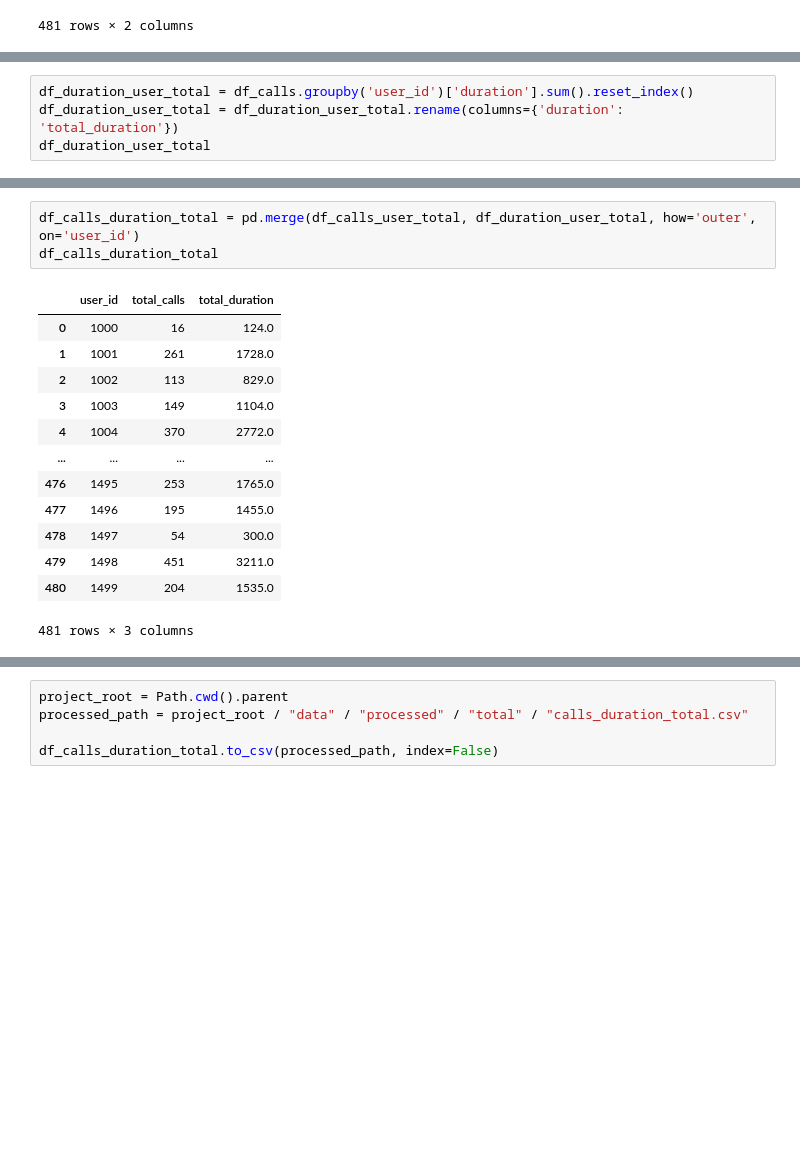
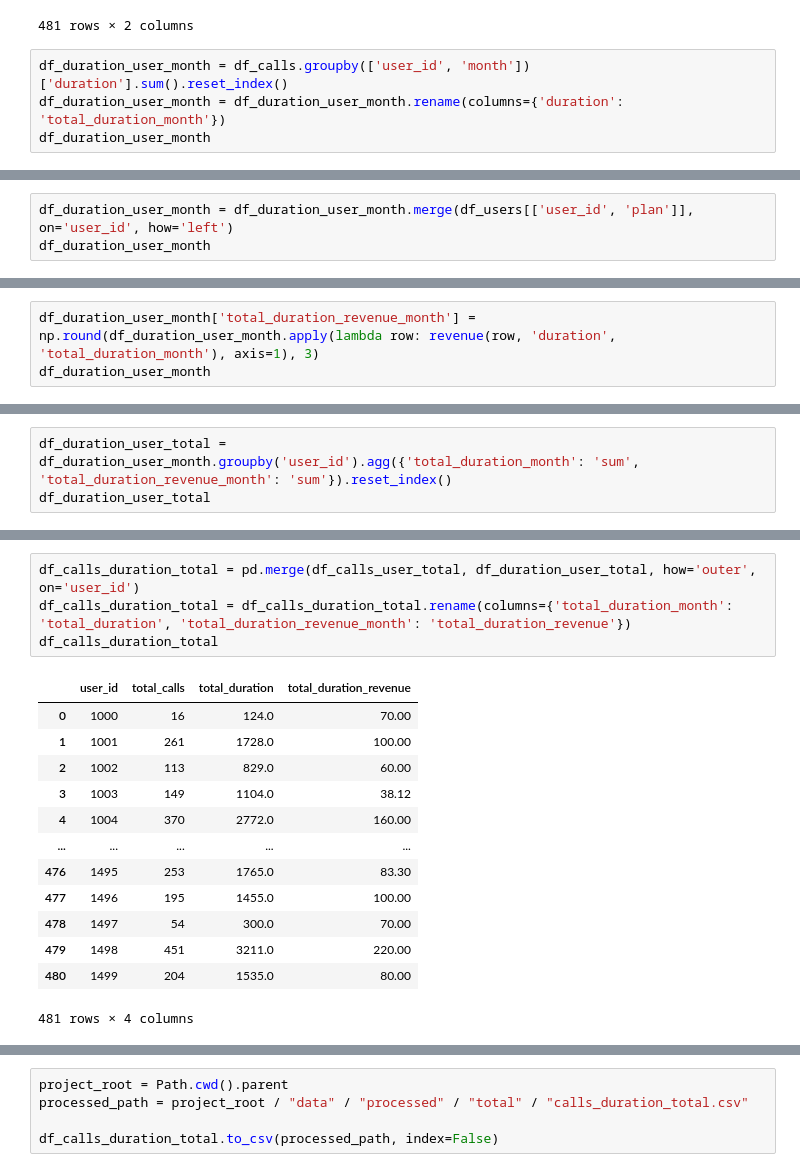
Before and after one commit to LuisPastranaLemus/P_20250514_Mobile_service_plans_analysis, a Jupyter notebook: notebooks/02_feature_engineering.ipynb, the cells around one changed output, grey strips where cells are left out. Drawn from its saved outputs; the diff is of its cells as text; blank space fills up the shorter version.

```diff
--- a/notebooks/02_feature_engineering.ipynb
+++ b/notebooks/02_feature_engineering.ipynb
@@ -380,3 +390,7 @@ df_calls_user_total
 | 479 | 1498 | 451 |
 | 480 | 1499 | 204 |
 481 rows × 2 columns
+# %%
+df_duration_user_month = df_calls.groupby(['user_id', 'month'])['duration'].sum().reset_index()
+df_duration_user_month = df_duration_user_month.rename(columns={'duration': 'total_duration_month'})
+df_duration_user_month
@@ -382,0 +411,3 @@ df_calls_user_total
+# %%
+df_duration_user_month = df_duration_user_month.merge(df_users[['user_id', 'plan']], on='user_id', how='left')
+df_duration_user_month
@@ -382,0 +428,3 @@ df_calls_user_total
+# %%
+df_duration_user_month['total_duration_revenue_month'] = np.round(df_duration_user_month.apply(lambda row: revenue(row, 'duration', 'total_duration_month'), axis=1), 3)
+df_duration_user_month
@@ -383,5 +445,4 @@ df_calls_user_total
 # %%
-df_duration_user_total = df_calls.groupby('user_id')['duration'].sum().reset_index()
-df_duration_user_total = df_duration_user_total.rename(columns={'duration': 'total_duration'})
+df_duration_user_total = df_duration_user_month.groupby('user_id').agg({'total_duration_month': 'sum', 'total_duration_revenue_month': 'sum'}).reset_index()
 df_duration_user_total
 # %% [output]
@@ -401,20 +462,21 @@ df_duration_user_total
 # %%
 df_calls_duration_total = pd.merge(df_calls_user_total, df_duration_user_total, how='outer', on='user_id')
+df_calls_duration_total = df_calls_duration_total.rename(columns={'total_duration_month': 'total_duration', 'total_duration_revenue_month': 'total_duration_revenue'})
 df_calls_duration_total
 # %% [output]
-|  | user_id | total_calls | total_duration |
-| 0 | 1000 | 16 | 124.0 |
-| 1 | 1001 | 261 | 1728.0 |
-| 2 | 1002 | 113 | 829.0 |
-| 3 | 1003 | 149 | 1104.0 |
-| 4 | 1004 | 370 | 2772.0 |
-| ... | ... | ... | ... |
-| 476 | 1495 | 253 | 1765.0 |
-| 477 | 1496 | 195 | 1455.0 |
-| 478 | 1497 | 54 | 300.0 |
-| 479 | 1498 | 451 | 3211.0 |
-| 480 | 1499 | 204 | 1535.0 |
+|  | user_id | total_calls | total_duration | total_duration_revenue |
+| 0 | 1000 | 16 | 124.0 | 70.00 |
+| 1 | 1001 | 261 | 1728.0 | 100.00 |
+| 2 | 1002 | 113 | 829.0 | 60.00 |
+| 3 | 1003 | 149 | 1104.0 | 38.12 |
+| 4 | 1004 | 370 | 2772.0 | 160.00 |
+| ... | ... | ... | ... | ... |
+| 476 | 1495 | 253 | 1765.0 | 83.30 |
+| 477 | 1496 | 195 | 1455.0 | 100.00 |
+| 478 | 1497 | 54 | 300.0 | 70.00 |
+| 479 | 1498 | 451 | 3211.0 | 220.00 |
+| 480 | 1499 | 204 | 1535.0 | 80.00 |
-481 rows × 3 columns
+481 rows × 4 columns
 # %%
 df_calls_duration_total = df_calls_duration_total.merge(df_users[['user_id', 'plan']], on='user_id', how='left')
 df_calls_duration_total
```
Also changed, not shown: parts of 50 cells of this notebook, 4 other files.
